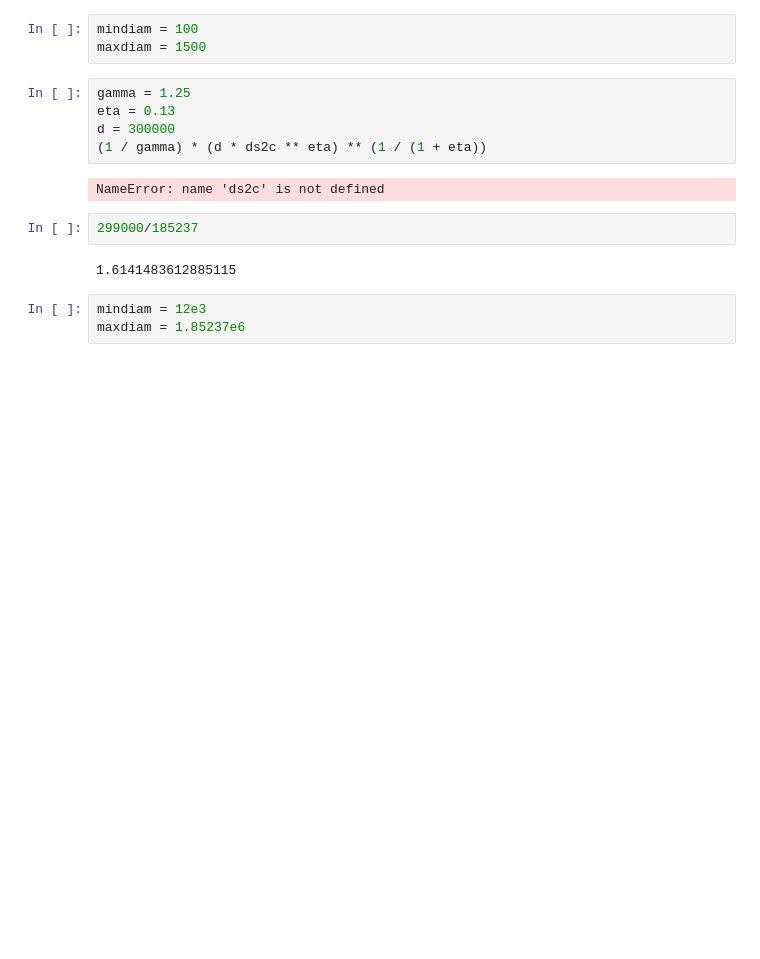
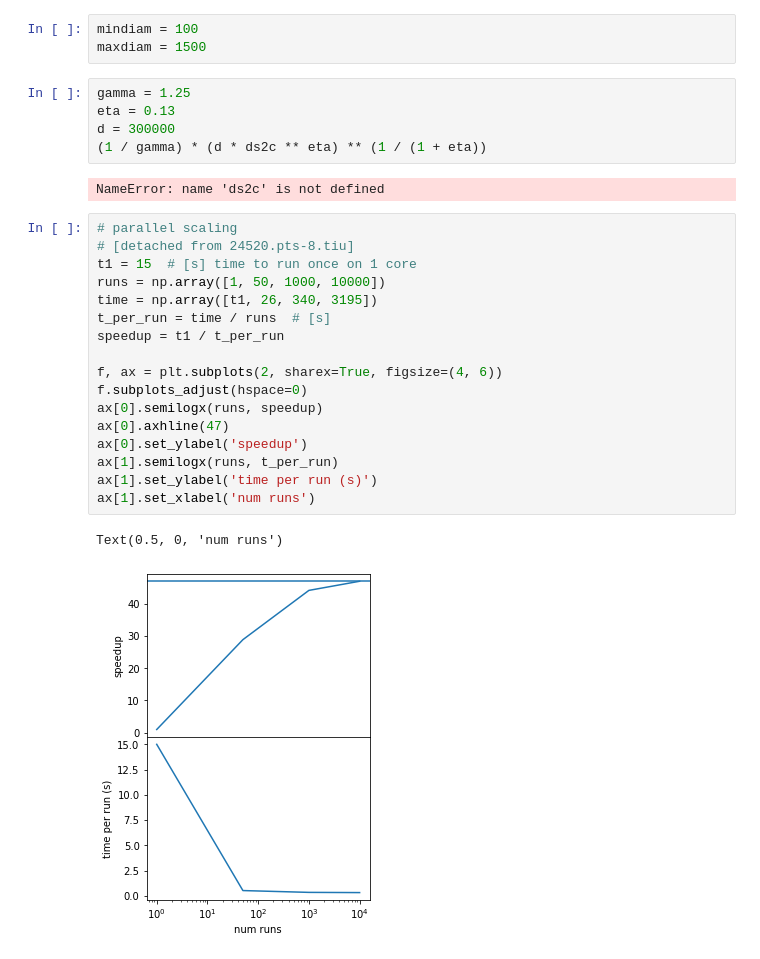
Before and after one commit to cjtu/moonpies, a Jupyter notebook: notebooks/test_scaling.ipynb, the cells around one changed output. Cells and saved outputs as stored; diff of their text form; blank space fills up the shorter version.

```diff
--- a/notebooks/test_scaling.ipynb
+++ b/notebooks/test_scaling.ipynb
@@ -79,10 +79,23 @@ d = 300000
 (1 / gamma) * (d * ds2c ** eta) ** (1 / (1 + eta))
 # %% [output]
 NameError: name 'ds2c' is not defined
-# %%
-299000/185237
-# %% [output]
-1.6141483612885115
-# %%
-mindiam = 12e3
-maxdiam = 1.85237e6
+# %%
+# parallel scaling
+# [detached from 24520.pts-8.tiu]
+t1 = 15  # [s] time to run once on 1 core
+runs = np.array([1, 50, 1000, 10000])
+time = np.array([t1, 26, 340, 3195])
+t_per_run = time / runs  # [s]
+speedup = t1 / t_per_run
+
+f, ax = plt.subplots(2, sharex=True, figsize=(4, 6))
+f.subplots_adjust(hspace=0)
+ax[0].semilogx(runs, speedup)
+ax[0].axhline(47)
+ax[0].set_ylabel('speedup')
+ax[1].semilogx(runs, t_per_run)
+ax[1].set_ylabel('time per run (s)')
+ax[1].set_xlabel('num runs')
+# %% [output]
+Text(0.5, 0, 'num runs')
+[figure, added]
```
Also changed, not shown: parts of 3 cells of this notebook, 6 other files.
